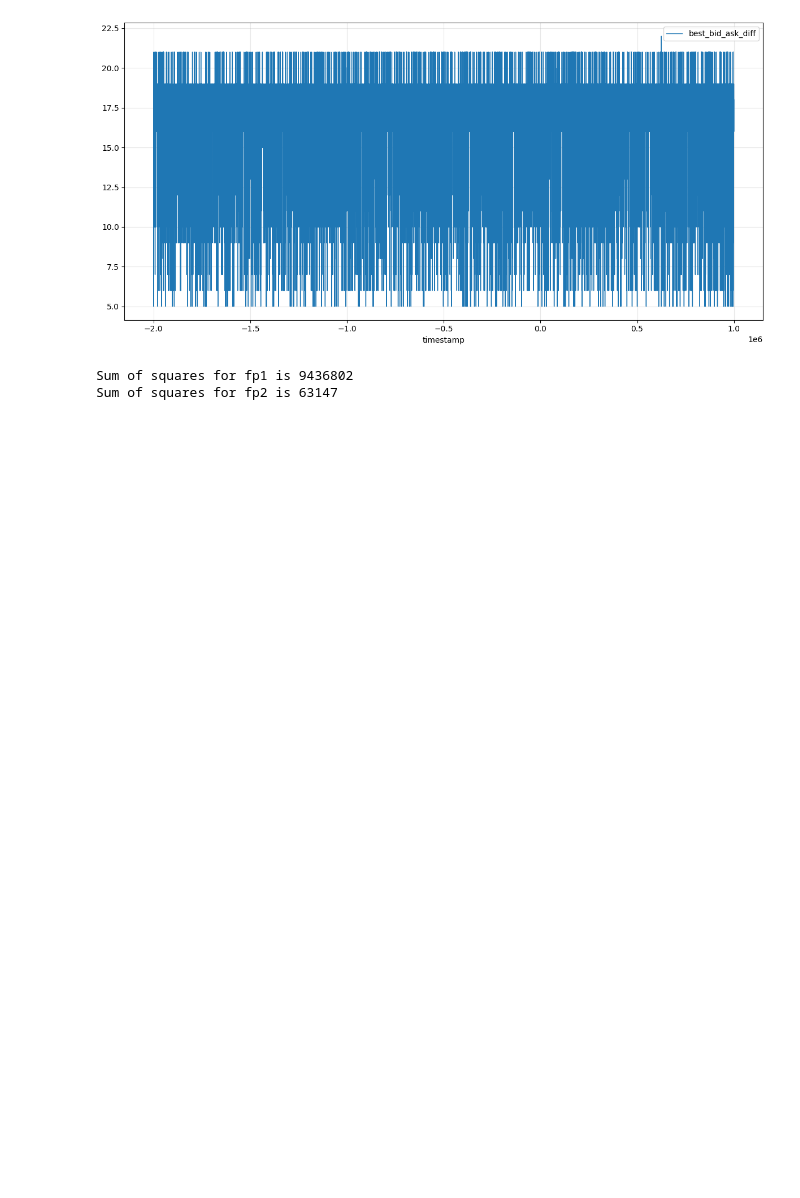
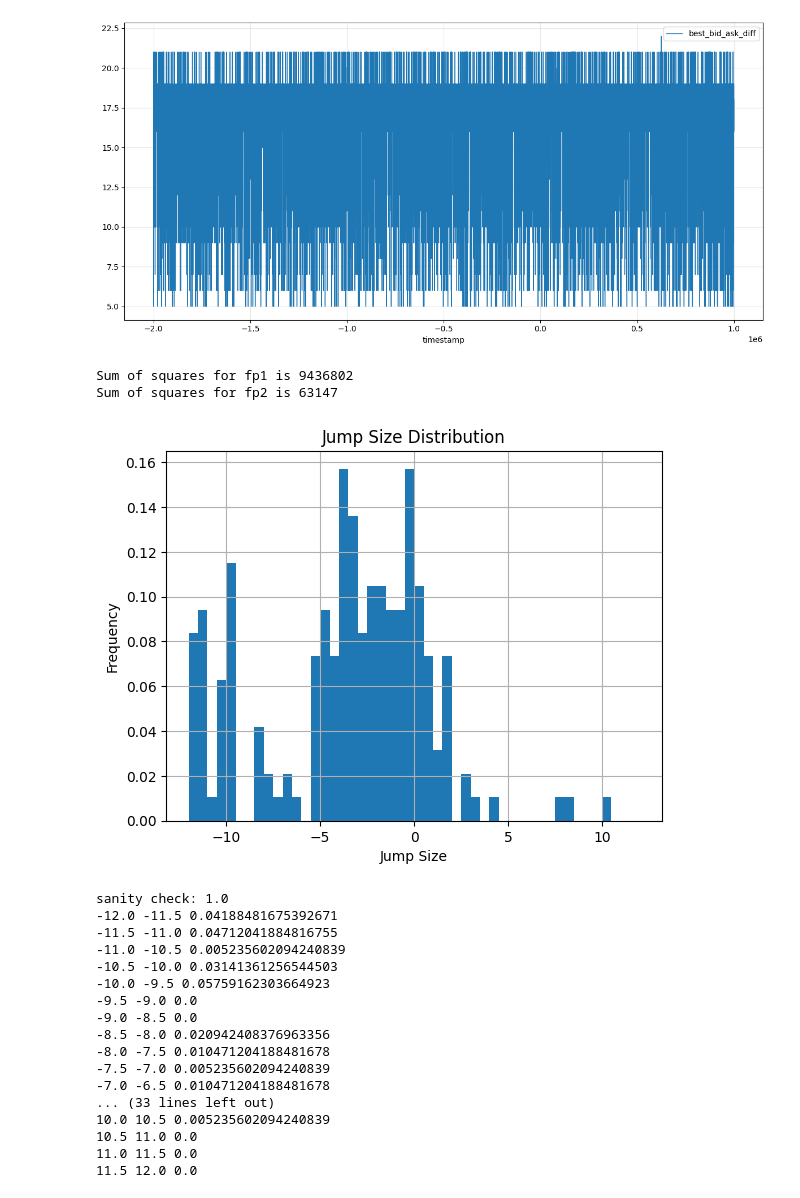
Before and after one commit to ishaanthenerd/IMC-Prosperity-4, a Jupyter notebook: algo_exploration/R1_ig.ipynb, the cells around one changed output. Drawn from its saved outputs; the diff is of its cells as text; code cells hidden in the pictures; blank space fills up the shorter version.

Commit message:
Completed t-test on generated root data

```diff
--- a/algo_exploration/R1_ig.ipynb
+++ b/algo_exploration/R1_ig.ipynb
@@ -102,3 +102,64 @@ print(f"Sum of squares for fp2 is {sum_of_squares(extract_positions(file_path_2)
 # %% [output]
 Sum of squares for fp1 is 9436802
 Sum of squares for fp2 is 63147
+# %%
+# analysis of R1_davis_final.py!!
+
+# step 1: analyze the data to find what trends exist
+
+'''
+GETTING THE MID PRICE
+'''
+
+# get a copy of original data, get the scaled mid price (actual - line)
+df_test = df.copy()
+df_test["scaled_mid"] = df_test["mid_price"] - (12000 + df_test["timestamp"] / 1000)
+# plot_against_timestamp(df_test, ["scaled_mid"])
+scaled_mid_values = df_test["scaled_mid"].tolist()
+# scaled_mid_mean = df_test["scaled_mid"].mean()
+# print(f"Mean: {scaled_mid_mean}")
+
+# plot this to get deviations
+endpt = 12
+bin_size = 0.5
+bin_cnt = int(2 * endpt / bin_size)
+bins = np.linspace(-endpt, endpt, bin_cnt + 1)
+plt.figure()
+plt.hist(scaled_mid_values, bins=bins, density=True)
+plt.xlabel("Jump Size")
+plt.ylabel("Frequency")
+plt.title("Jump Size Distribution")
+plt.grid(True)
+plt.show()
+
+# naively, we can copy the percentages of deviations and set them up in the same way
+total_len = len(df_test)
+start_vals = [-endpt + i * bin_size for i in range(bin_cnt)]
+end_vals = [bin_size + x for x in start_vals]
+deviations = [len(df_test[(df_test["scaled_mid"] >= start) & (df_test["scaled_mid"] < end)]) / total_len
+              for start, end in zip(start_vals, end_vals)]
+sum_of_dev = sum(deviations)
+for i in range(len(deviations)):
+    deviations[i] /= sum_of_dev # delete python's freaking ROUNDING ERROOOOOOOR
+print("sanity check:", sum(deviations))
+for i in range(len(deviations)):
+    print(start_vals[i], end_vals[i], deviations[i])
+# %% [output]
+[figure, added]
+sanity check: 1.0
+-12.0 -11.5 0.04188481675392671
+-11.5 -11.0 0.04712041884816755
+-11.0 -10.5 0.005235602094240839
+-10.5 -10.0 0.03141361256544503
+-10.0 -9.5 0.05759162303664923
+-9.5 -9.0 0.0
+-9.0 -8.5 0.0
+-8.5 -8.0 0.020942408376963356
+-8.0 -7.5 0.010471204188481678
+-7.5 -7.0 0.005235602094240839
+-7.0 -6.5 0.010471204188481678
+... (33 lines left out)
+10.0 10.5 0.005235602094240839
+10.5 11.0 0.0
+11.0 11.5 0.0
+11.5 12.0 0.0
```
Also changed, not shown: parts of 6 cells of this notebook, 6 other files.
